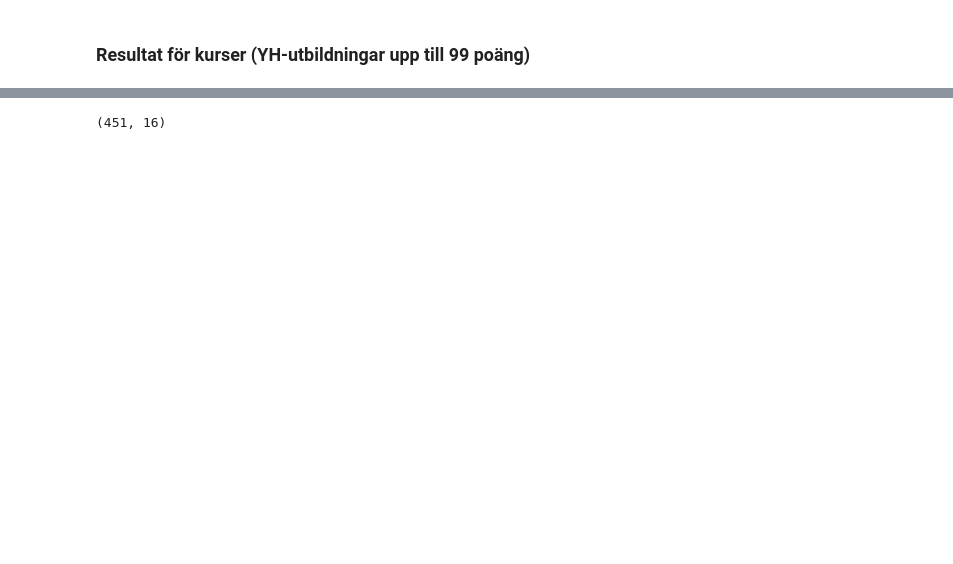
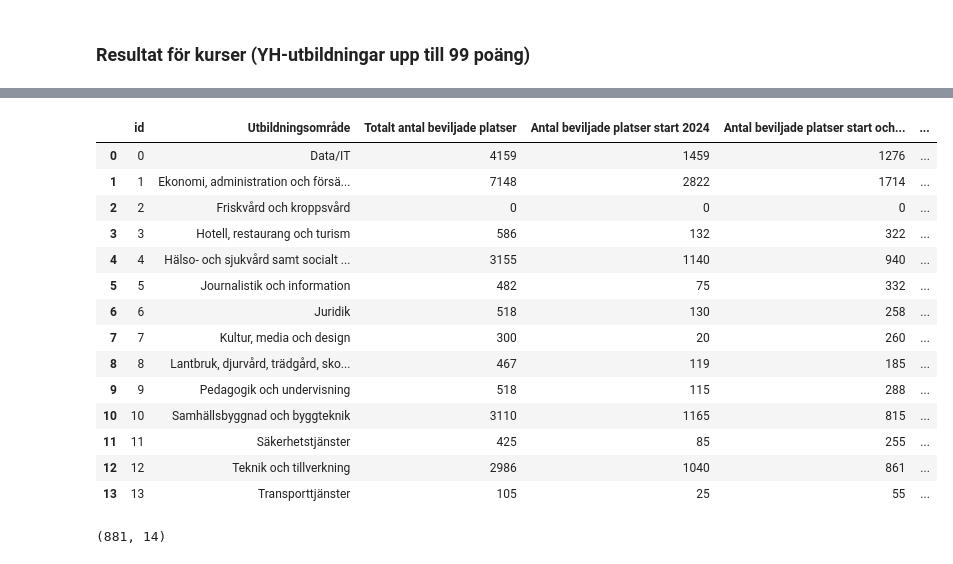
Before and after one commit to plyschbjorn/yh_project_the_skool_group4, a Jupyter notebook: EDA_filer/EDA_Eyoub.ipynb, the cells around one changed output, grey strips where cells are left out. Saved outputs shown, nothing was run; the diff lists cells and outputs as text; code cells hidden in the pictures; blank space fills up the shorter version.

```diff
--- a/EDA_filer/EDA_Eyoub.ipynb
+++ b/EDA_filer/EDA_Eyoub.ipynb
@@ -20,4 +33,36 @@ df.head()
+# %%
+beviljade = (
+    df.groupby("Utbildningsområde")[[
+        "Totalt antal beviljade platser",
+        "Antal beviljade platser start 2024",
+        "Antal beviljade platser start och slut 2024",
+        "Antal beviljade platser start 2025",
+    ]]
+    .sum()
+    .reset_index()
+    .sort_values(by= "Utbildningsområde", ascending= True)
+)
+
+beviljade.index.name = "id"
+beviljade.reset_index(inplace=True)
+beviljade
+# %% [output]
+|  | id | Utbildningsområde | Totalt antal beviljade platser | Antal beviljade platser start 2024 | Antal beviljade platser start och... | ... |
+| 0 | 0 | Data/IT | 4159 | 1459 | 1276 | ... |
+| 1 | 1 | Ekonomi, administration och försä... | 7148 | 2822 | 1714 | ... |
+| 2 | 2 | Friskvård och kroppsvård | 0 | 0 | 0 | ... |
+| 3 | 3 | Hotell, restaurang och turism | 586 | 132 | 322 | ... |
+| 4 | 4 | Hälso- och sjukvård samt socialt ... | 3155 | 1140 | 940 | ... |
+| 5 | 5 | Journalistik och information | 482 | 75 | 332 | ... |
+| 6 | 6 | Juridik | 518 | 130 | 258 | ... |
+| 7 | 7 | Kultur, media och design | 300 | 20 | 260 | ... |
+| 8 | 8 | Lantbruk, djurvård, trädgård, sko... | 467 | 119 | 185 | ... |
+| 9 | 9 | Pedagogik och undervisning | 518 | 115 | 288 | ... |
+| 10 | 10 | Samhällsbyggnad och byggteknik | 3110 | 1165 | 815 | ... |
+| 11 | 11 | Säkerhetstjänster | 425 | 85 | 255 | ... |
+| 12 | 12 | Teknik och tillverkning | 2986 | 1040 | 861 | ... |
+| 13 | 13 | Transporttjänster | 105 | 25 | 55 | ... |
 # %%
-df.shape
+df_inkomna_ansökningar.shape
 # %% [output]
-(451, 16)
+(881, 14)
```
Also changed, not shown: parts of 16 cells of this notebook.
